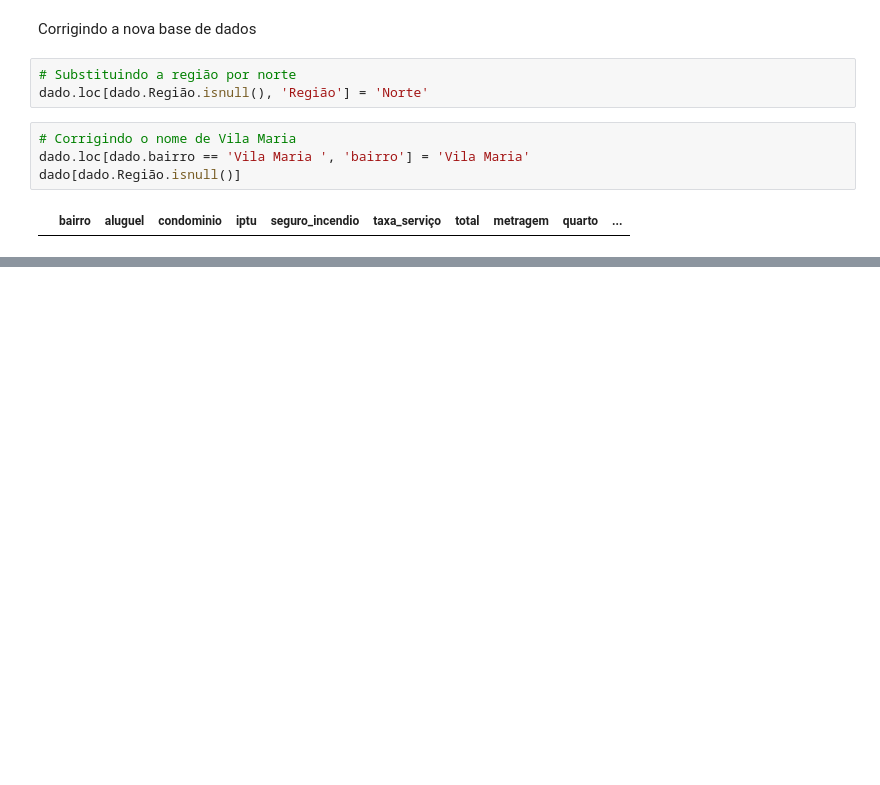
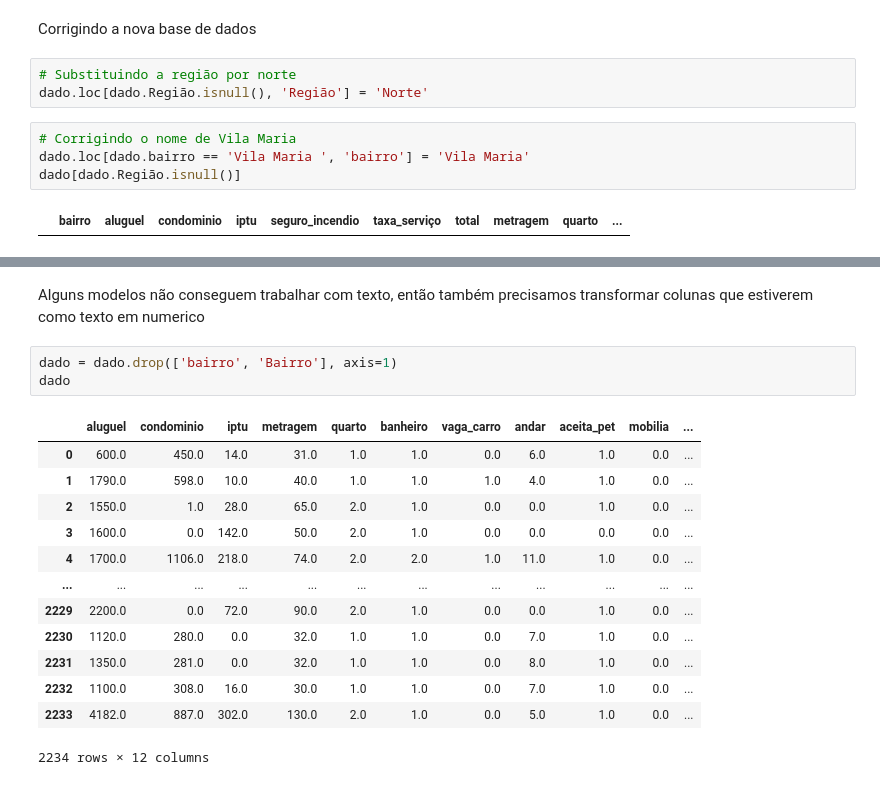
Before and after one commit to Leanddro13/QuintoAndar, a Jupyter notebook: main.ipynb, the cells around one changed output, grey strips where cells are left out. Saved outputs shown, nothing was run; the diff lists cells and outputs as text; blank space fills up the shorter version.

```diff
--- a/main.ipynb
+++ b/main.ipynb
@@ -419,0 +482,19 @@ dado[dado.Região.isnull()]
+# %% [markdown]
+Alguns modelos não conseguem trabalhar com texto, então também precisamos transformar colunas que estiverem como texto em numerico
+# %%
+dado = dado.drop(['bairro', 'Bairro'], axis=1)
+dado
+# %% [output]
+|  | aluguel | condominio | iptu | metragem | quarto | banheiro | vaga_carro | andar | aceita_pet | mobilia | ... |
+| 0 | 600.0 | 450.0 | 14.0 | 31.0 | 1.0 | 1.0 | 0.0 | 6.0 | 1.0 | 0.0 | ... |
+| 1 | 1790.0 | 598.0 | 10.0 | 40.0 | 1.0 | 1.0 | 1.0 | 4.0 | 1.0 | 0.0 | ... |
+| 2 | 1550.0 | 1.0 | 28.0 | 65.0 | 2.0 | 1.0 | 0.0 | 0.0 | 1.0 | 0.0 | ... |
+| 3 | 1600.0 | 0.0 | 142.0 | 50.0 | 2.0 | 1.0 | 0.0 | 0.0 | 0.0 | 0.0 | ... |
+| 4 | 1700.0 | 1106.0 | 218.0 | 74.0 | 2.0 | 2.0 | 1.0 | 11.0 | 1.0 | 0.0 | ... |
+| ... | ... | ... | ... | ... | ... | ... | ... | ... | ... | ... | ... |
+| 2229 | 2200.0 | 0.0 | 72.0 | 90.0 | 2.0 | 1.0 | 0.0 | 0.0 | 1.0 | 0.0 | ... |
+| 2230 | 1120.0 | 280.0 | 0.0 | 32.0 | 1.0 | 1.0 | 0.0 | 7.0 | 1.0 | 0.0 | ... |
+| 2231 | 1350.0 | 281.0 | 0.0 | 32.0 | 1.0 | 1.0 | 0.0 | 8.0 | 1.0 | 0.0 | ... |
+| 2232 | 1100.0 | 308.0 | 16.0 | 30.0 | 1.0 | 1.0 | 0.0 | 7.0 | 1.0 | 0.0 | ... |
+| 2233 | 4182.0 | 887.0 | 302.0 | 130.0 | 2.0 | 1.0 | 0.0 | 5.0 | 1.0 | 0.0 | ... |
+2234 rows × 12 columns
```
Also changed, not shown: parts of 11 cells of this notebook.
